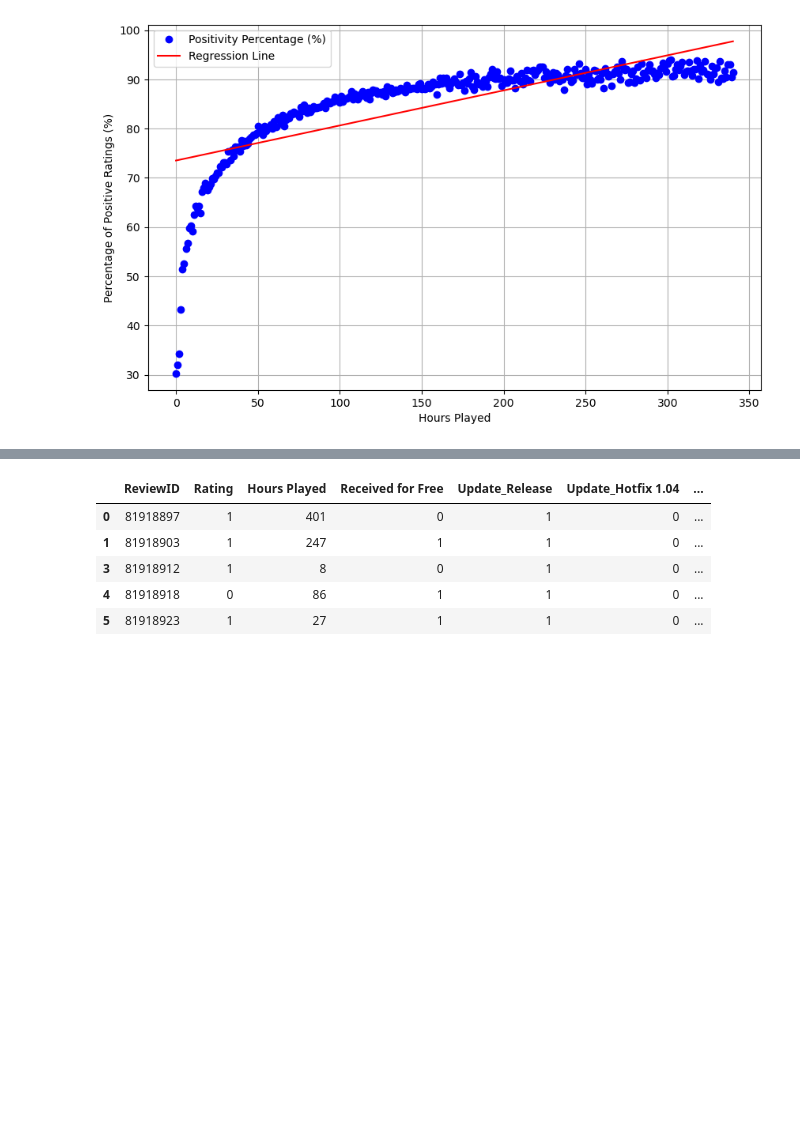
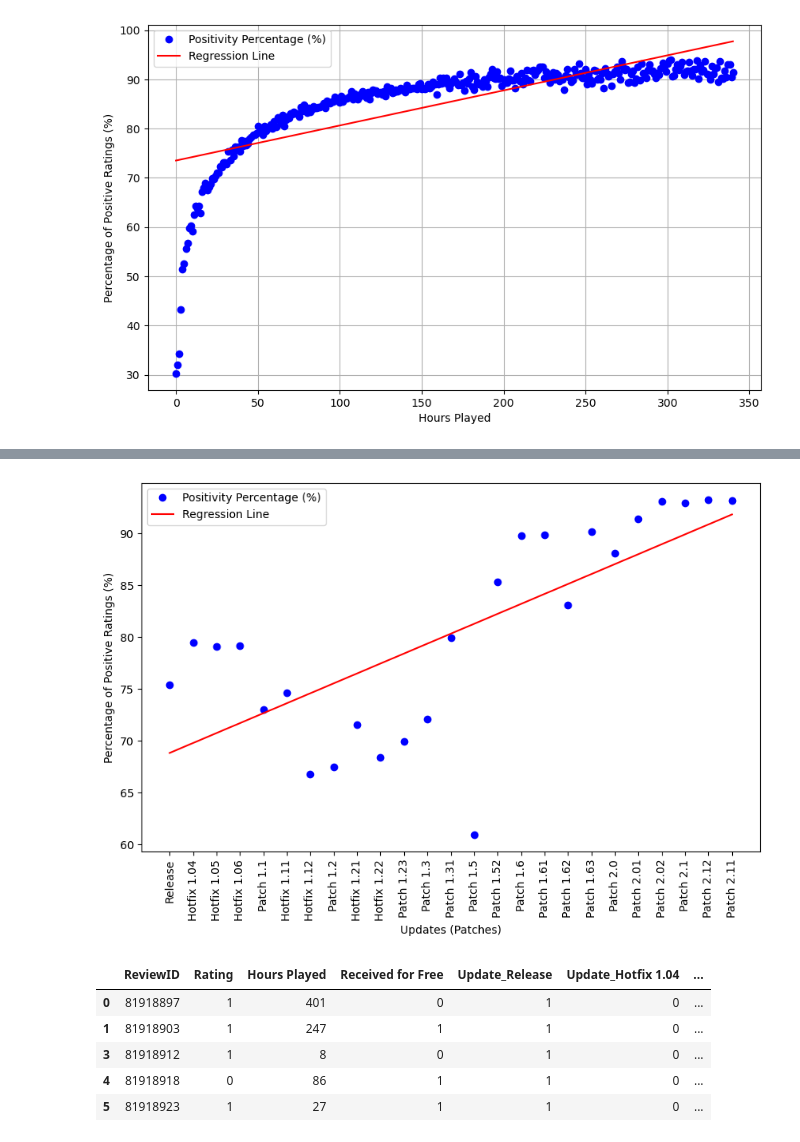
Before and after one commit to Othvaz/Data-Science, a Jupyter notebook: Code/Datascience.ipynb, the cells around one changed output, grey strips where cells are left out. Cells and saved outputs as stored; diff of their text form; code cells hidden in the pictures; blank space fills up the shorter version.

Commit message:
Added correlation between rating and update

```diff
--- a/Code/Datascience.ipynb
+++ b/Code/Datascience.ipynb
@@ -375,7 +375,7 @@ Name: count, dtype: int64
 #Count of unique values in 'Update' column
 cyberdf['Update'].value_counts()
 # %%
-def calculate_recommendation_percentage_for_intervals(df, interval):
+def calculate_recommendation_percentage_for_hours_played(df, interval):
     percentage_dict = {}
 
     for hours_played in interval:
@@ -438,7 +438,7 @@ interval = int(341/amountofdata)
 start = 0
 end = 341
 rangeofvalues = range(start, end, interval)
-percentage_dict = calculate_recommendation_percentage_for_intervals(cyberdf, rangeofvalues)
+percentage_dict = calculate_recommendation_percentage_for_hours_played(cyberdf, rangeofvalues)
 
 x, y, xy, x_squared, y_squared = calc(percentage_dict)
 n = len(x)
@@ -508,0 +463,79 @@ SyntaxError: incomplete input (75958752.py, line 43)
+# %%
+import numpy as np
+
+def calculate_recommendation_percentage_for_updates(df):
+    update_list = []
+    percentage_list = []
+
+    unique_updates = df['Update'].unique()
+
+    for update in unique_updates:
+        filtered_data = df[df['Update'] == update]
+        total_reviews = len(filtered_data)
+        recommended_reviews = len(filtered_data[filtered_data['Rating'] == 'Recommended'])
+        if total_reviews > 0:
+            recommendation_percentage = (recommended_reviews / total_reviews) * 100
+        else:
+            continue
+        update_list.append(update)
+        percentage_list.append(recommendation_percentage)
+
+    #Making the 2D array
+    indices = np.arange(len(update_list))
+    percentage_array = np.array(percentage_list)
+    data_array = np.column_stack((indices, percentage_array))
+
+    return data_array
+
+def calc(data_array):
+    x = data_array[:, 0]
+    y = data_array[:, 1]
+
+    xy_list = x * y
+    x_squared = x ** 2
+    y_squared = y ** 2
+
+    return x, y, xy_list, x_squared, y_squared
+
+def summation(x, y, xy_list, x_squared, y_squared):
+    sum_x = np.sum(x)
+    sum_y = np.sum(y)
+    sum_xy = np.sum(xy_list)
+    sum_x_squared = np.sum(x_squared)
+    sum_y_squared = np.sum(y_squared)
+
+    return sum_x, sum_y, sum_xy, sum_x_squared, sum_y_squared
+
+#Preprating the Data
+data_array = calculate_recommendation_percentage_for_updates(cyberdf)
+x, y, xy, x_squared, y_squared = calc(data_array)
+n = len(x)
+
+#Sums
+sum_x, sum_y, sum_xy, sum_x_squared, sum_y_squared = summation(x, y, xy, x_squared, y_squared)
+
+#Pearson Correlation
+numerator = n * sum_xy - sum_x * sum_y
+denominator = np.sqrt((n * sum_x_squared - sum_x**2) * (n * sum_y_squared - sum_y**2))
+if denominator == 0:
+    r = 0
+else:
+    r = numerator / denominator
+print(f"Pearson correlation coefficient (r): {r:.4f}")
+
+#Plotting
+plt.figure(figsize=(10,6))
+plt.plot(data_array[:, 0], data_array[:, 1], 'o', color='blue', label='Positivity Percentage (%)')
+plt.xticks(ticks=data_array[:, 0], labels=update_list, rotation=90)  # Rotate labels for better readability
+plt.xlabel('Updates (Patches)')
+plt.ylabel('Percentage of Positive Ratings (%)')
+
+#Plotting (Regression)
+regression_model = LinearRegression()
+x = x.reshape(-1, 1)
+regression_model.fit(x, y)
+y_pred = regression_model.predict(x)
+plt.plot(x, y_pred, color='red', label='Regression Line')
+plt.legend()
+plt.show()
+# %% [output]
@@ -509,3 +543,4 @@ SyntaxError: incomplete input (75958752.py, line 43)
+[figure, added]
 # %%
 # Re-apply the correct encoding on "Rating" and "Received for Free" without creating new columns
 
```
Also changed, not shown: parts of 2 cells of this notebook.
